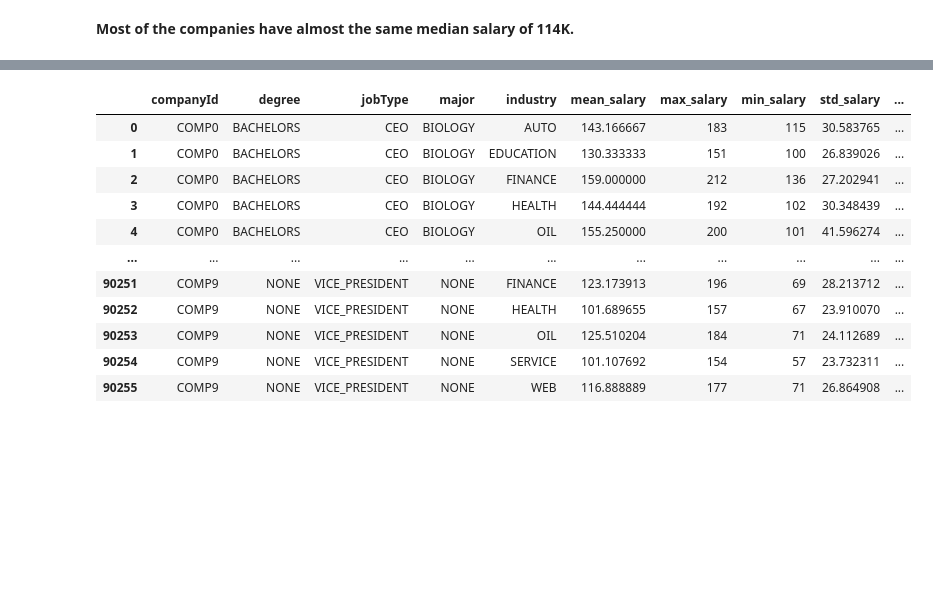
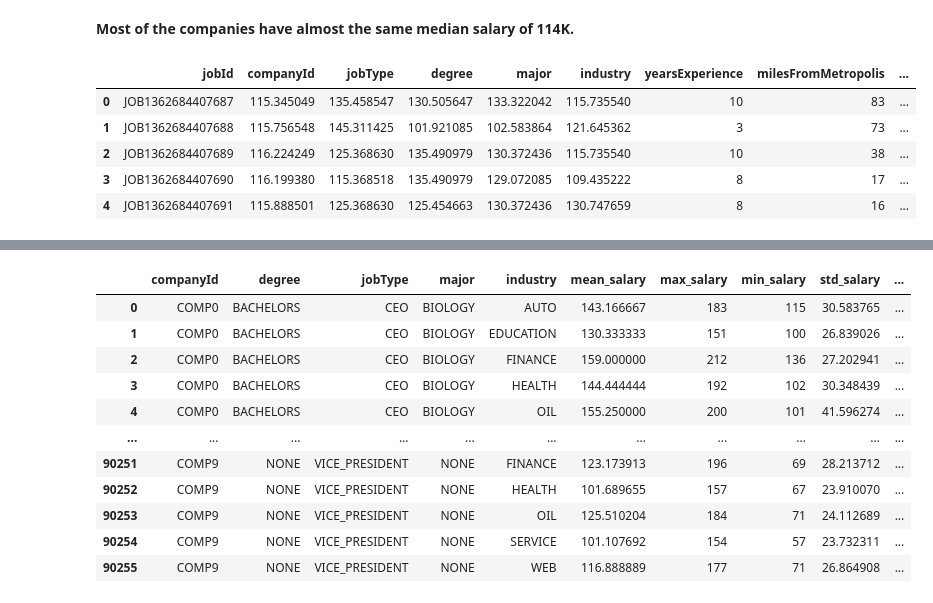
Before and after one commit to LakshyaMalhotra/Salary-prediction-based-on-job-descriptions, a Jupyter notebook: notebooks/EDA_and_feature_engineering.ipynb, the cells around one changed output, grey strips where cells are left out. Drawn from its saved outputs; the diff is of its cells as text; code cells hidden in the pictures; blank space fills up the shorter version.

```diff
--- a/notebooks/EDA_and_feature_engineering.ipynb
+++ b/notebooks/EDA_and_feature_engineering.ipynb
@@ -366,0 +376,16 @@ __Most of the companies have almost the same median salary of 114K.__
+# %%
+# Applying the mean encoding to all the categorical columns
+train_df_corr = train_df.copy()
+for col in train_df.select_dtypes(['object']).columns.tolist():
+    if col == 'jobId':
+        continue
+    else:
+        train_df_corr = mean_encoding(train_df_corr, col)
+train_df_corr.head()
+# %% [output]
+|  | jobId | companyId | jobType | degree | major | industry | yearsExperience | milesFromMetropolis | ... |
+| 0 | JOB1362684407687 | 115.345049 | 135.458547 | 130.505647 | 133.322042 | 115.735540 | 10 | 83 | ... |
+| 1 | JOB1362684407688 | 115.756548 | 145.311425 | 101.921085 | 102.583864 | 121.645362 | 3 | 73 | ... |
+| 2 | JOB1362684407689 | 116.224249 | 125.368630 | 135.490979 | 130.372436 | 115.735540 | 10 | 38 | ... |
+| 3 | JOB1362684407690 | 116.199380 | 115.368518 | 135.490979 | 129.072085 | 109.435222 | 8 | 17 | ... |
+| 4 | JOB1362684407691 | 115.888501 | 125.368630 | 125.454663 | 130.372436 | 130.747659 | 8 | 16 | ... |
```
Also changed, not shown: parts of 4 cells of this notebook.
